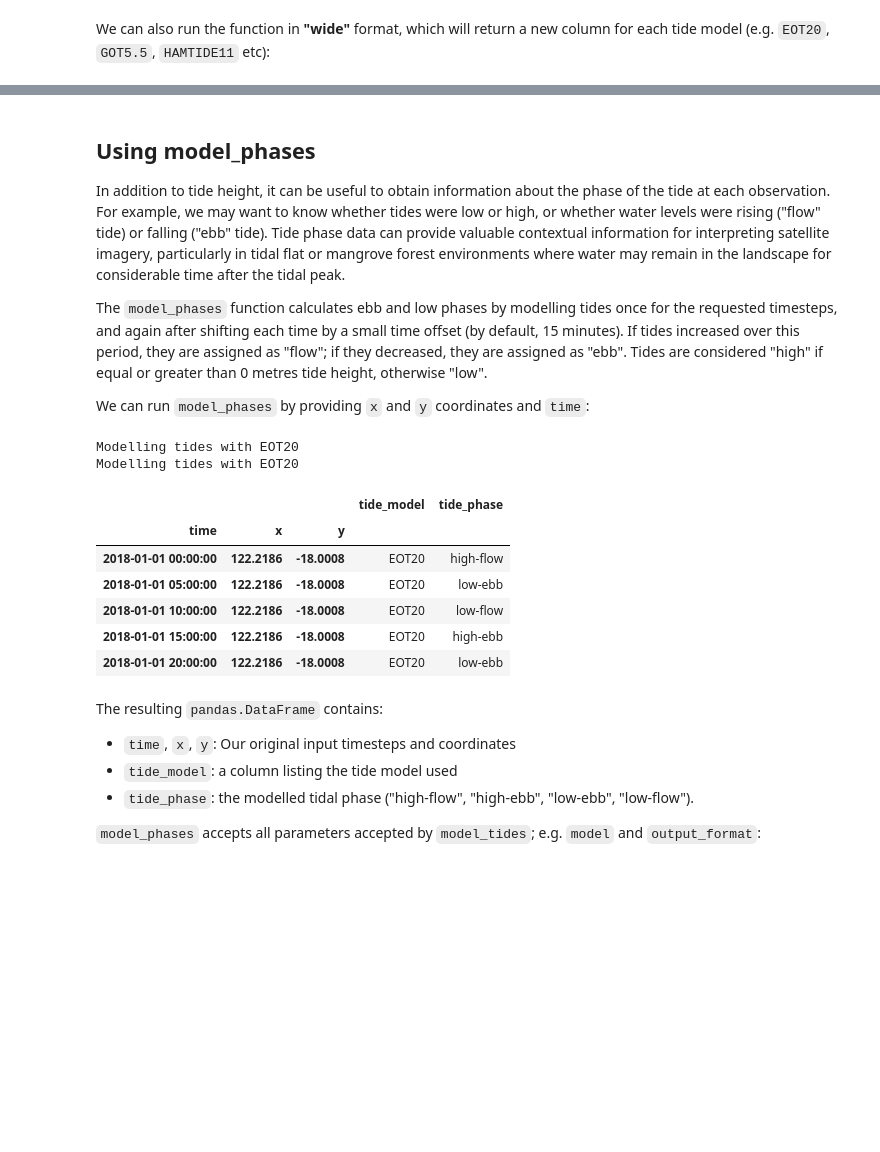
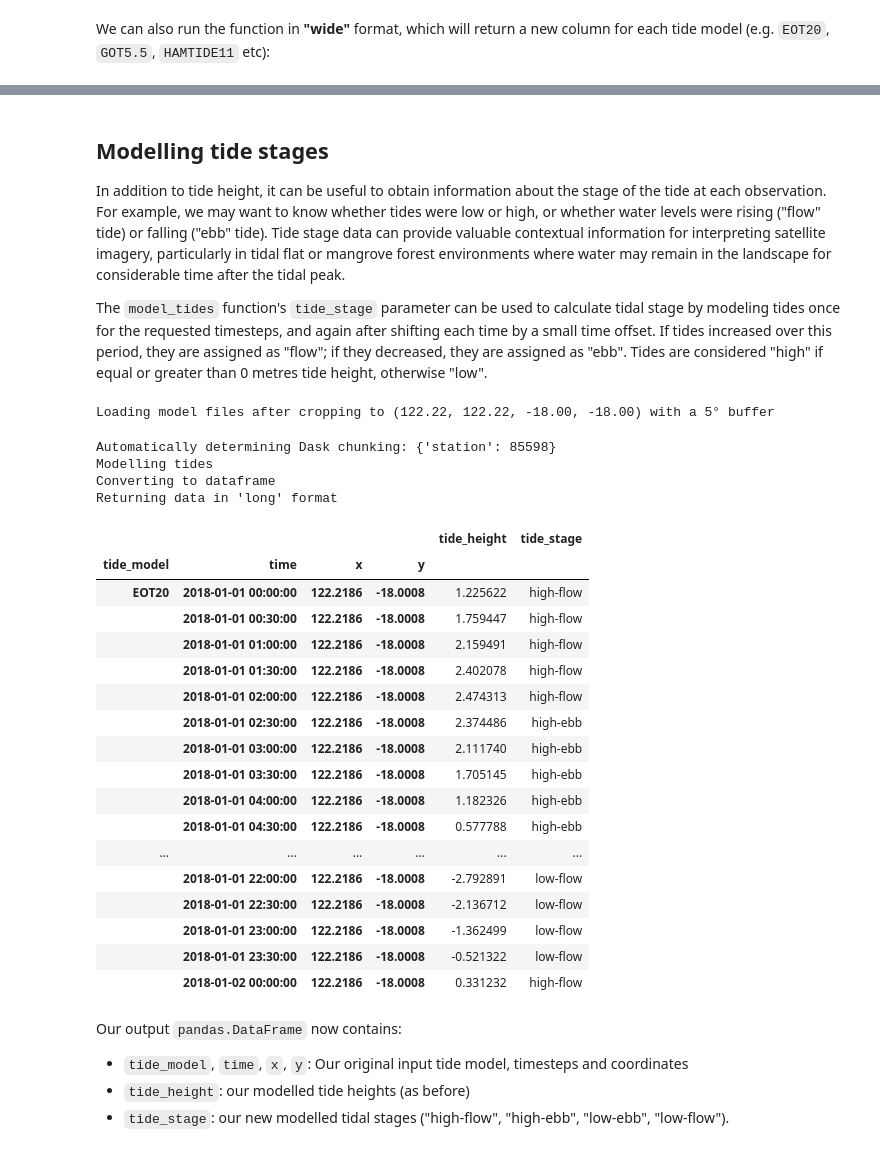
Before and after one commit to GeoscienceAustralia/eo-tides, a Jupyter notebook: docs/notebooks/Model_tides.ipynb, the cells around one changed output, grey strips where cells are left out. Cells and saved outputs as stored; diff of their text form; code cells hidden in the pictures; blank space fills up the shorter version.

Commit message:
Finalise model.py tests, update notebook

```diff
--- a/docs/notebooks/Model_tides.ipynb
+++ b/docs/notebooks/Model_tides.ipynb
@@ -273,38 +321,48 @@ Converting to a wide format dataframe
 # %% [markdown]
-## Using model_phases
+## Modelling tide stages
 
-In addition to tide height, it can be useful to obtain information about the phase of the tide at each observation. For example, we may want to know whether tides were low or high, or whether water levels were rising ("flow" tide) or falling ("ebb" tide).
-Tide phase data can provide valuable contextual information for interpreting satellite imagery, particularly in tidal flat or mangrove forest environments where water may remain in the landscape for considerable time after the tidal peak.
+In addition to tide height, it can be useful to obtain information about the stage of the tide at each observation. For example, we may want to know whether tides were low or high, or whether water levels were rising ("flow" tide) or falling ("ebb" tide).
+Tide stage data can provide valuable contextual information for interpreting satellite imagery, particularly in tidal flat or mangrove forest environments where water may remain in the landscape for considerable time after the tidal peak.
 
-The `model_phases` function calculates ebb and low phases by modelling tides once for the requested timesteps, and again after shifting each time by a small time offset (by default, 15 minutes).
+The `model_tides` function's `tide_stage` parameter can be used to calculate tidal stage by modeling tides once for the requested timesteps, and again after shifting each time by a small time offset.
 If tides increased over this period, they are assigned as "flow"; if they decreased, they are assigned as "ebb".
 Tides are considered "high" if equal or greater than 0 metres tide height, otherwise "low".
-
-We can run `model_phases` by providing `x` and `y` coordinates and `time`:
 # %%
-from eo_tides.model import model_phases
-
-model_phases(
+stage_df = model_tides(
     x=122.2186,
     y=-18.0008,
-    time=pd.date_range(start="2018-01-01", end="2018-01-02", freq="5h"),
+    time=pd.date_range(start="2018-01-01", end="2018-01-02", freq="30min"),
+    tide_stage=True,
     directory=directory,
 )
+stage_df
 # %% [output]
-Modelling tides with EOT20
-Modelling tides with EOT20
+Loading model files after cropping to (122.22, 122.22, -18.00, -18.00) with a 5° buffer
+Automatically determining Dask chunking: {'station': 85598}
+Modelling tides
+Converting to dataframe
+Returning data in 'long' format
-|  |  |  | tide_model | tide_phase |
-| time | x | y |  |  |
-| 2018-01-01 00:00:00 | 122.2186 | -18.0008 | EOT20 | high-flow |
-| 2018-01-01 05:00:00 | 122.2186 | -18.0008 | EOT20 | low-ebb |
-| 2018-01-01 10:00:00 | 122.2186 | -18.0008 | EOT20 | low-flow |
-| 2018-01-01 15:00:00 | 122.2186 | -18.0008 | EOT20 | high-ebb |
-| 2018-01-01 20:00:00 | 122.2186 | -18.0008 | EOT20 | low-ebb |
+|  |  |  |  | tide_height | tide_stage |
+| tide_model | time | x | y |  |  |
+| EOT20 | 2018-01-01 00:00:00 | 122.2186 | -18.0008 | 1.225622 | high-flow |
+|  | 2018-01-01 00:30:00 | 122.2186 | -18.0008 | 1.759447 | high-flow |
+|  | 2018-01-01 01:00:00 | 122.2186 | -18.0008 | 2.159491 | high-flow |
+|  | 2018-01-01 01:30:00 | 122.2186 | -18.0008 | 2.402078 | high-flow |
+|  | 2018-01-01 02:00:00 | 122.2186 | -18.0008 | 2.474313 | high-flow |
+|  | 2018-01-01 02:30:00 | 122.2186 | -18.0008 | 2.374486 | high-ebb |
+|  | 2018-01-01 03:00:00 | 122.2186 | -18.0008 | 2.111740 | high-ebb |
+|  | 2018-01-01 03:30:00 | 122.2186 | -18.0008 | 1.705145 | high-ebb |
+|  | 2018-01-01 04:00:00 | 122.2186 | -18.0008 | 1.182326 | high-ebb |
+|  | 2018-01-01 04:30:00 | 122.2186 | -18.0008 | 0.577788 | high-ebb |
+| ... | ... | ... | ... | ... | ... |
+|  | 2018-01-01 22:00:00 | 122.2186 | -18.0008 | -2.792891 | low-flow |
+|  | 2018-01-01 22:30:00 | 122.2186 | -18.0008 | -2.136712 | low-flow |
+|  | 2018-01-01 23:00:00 | 122.2186 | -18.0008 | -1.362499 | low-flow |
+|  | 2018-01-01 23:30:00 | 122.2186 | -18.0008 | -0.521322 | low-flow |
+|  | 2018-01-02 00:00:00 | 122.2186 | -18.0008 | 0.331232 | high-flow |
 # %% [markdown]
-The resulting `pandas.DataFrame` contains:
+Our output `pandas.DataFrame` now contains:
 
-* `time`, `x`, `y`: Our original input timesteps and coordinates
-* `tide_model`: a column listing the tide model used
-* `tide_phase`: the modelled tidal phase ("high-flow", "high-ebb", "low-ebb", "low-flow").
-
-`model_phases` accepts all parameters accepted by `model_tides`; e.g. `model` and `output_format`:
+* `tide_model`, `time`, `x`, `y`: Our original input tide model, timesteps and coordinates
+* `tide_height`: our modelled tide heights (as before)
+* `tide_stage`: our new modelled tidal stages ("high-flow", "high-ebb", "low-ebb", "low-flow").
```
Also changed, not shown: parts of 25 cells of this notebook, 2 other files.
